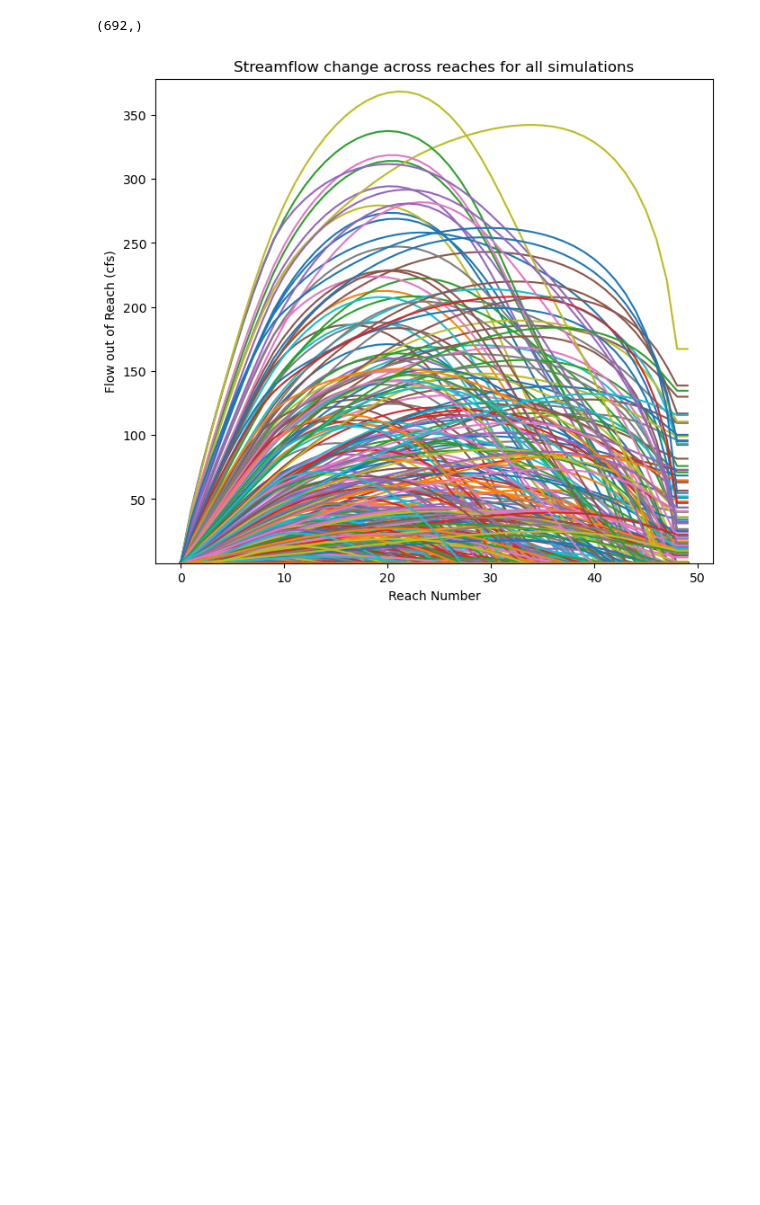
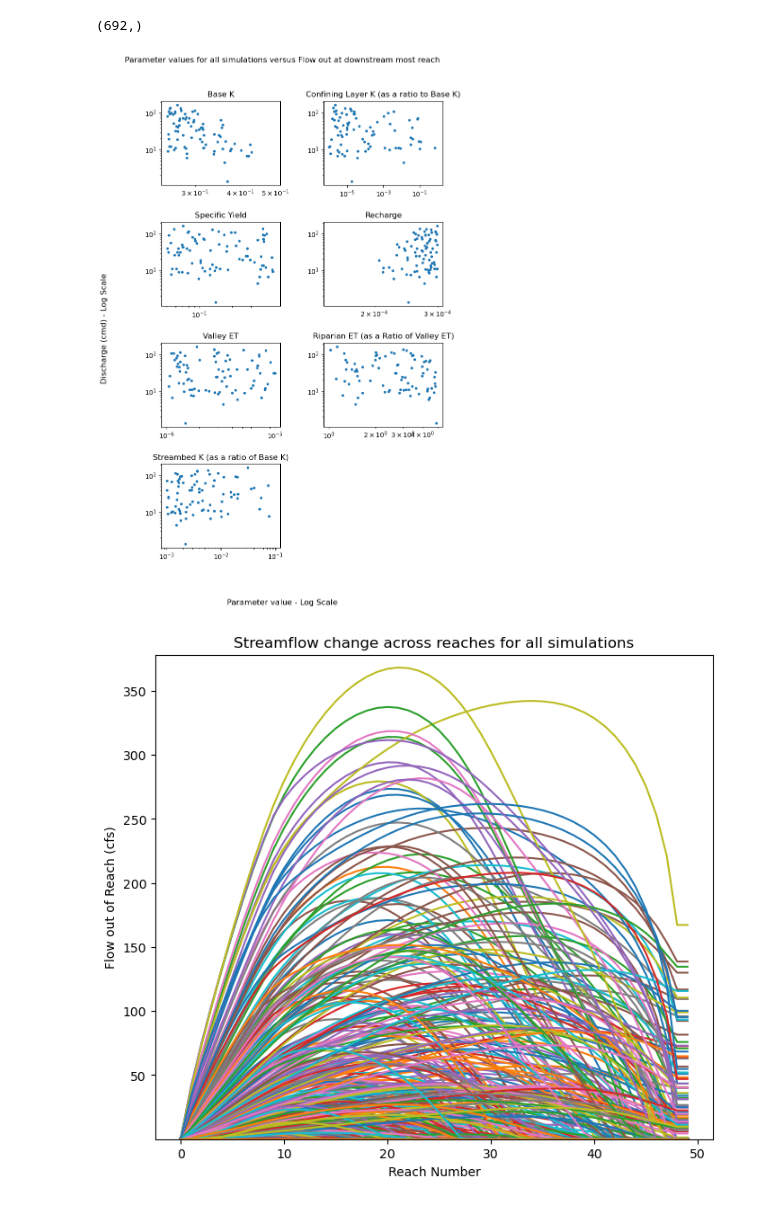
Before and after one commit to davermurray/mf-trees, a Jupyter notebook: ModflowSfrTree.ipynb, the cells around one changed output. Drawn from its saved outputs; the diff is of its cells as text; code cells hidden in the pictures; blank space fills up the shorter version.

Commit message:
add TreeFuncs Modules and updated ModflowSfrTrees

```diff
--- a/ModflowSfrTree.ipynb
+++ b/ModflowSfrTree.ipynb
@@ -86,30 +39,45 @@ def evalTree(clf):
 # %%
 col_names = ['K', 'Low_K_ratio', 'Sy', 'Rech', 'ET_valley', 'ET_rip_ratio', 'Stream_K_ratio', 'Qout']
 col_dict = {'K':'Base K', 'Low_K_ratio': 'Confining Layer K (as a ratio to Base K)', 'Sy':'Specific Yield', 'Rech':'Recharge', 'ET_valley':'Valley ET', 'ET_rip_ratio':'Riparian ET (as a Ratio of Valley ET)', 'Stream_K_ratio':'Streambed K (as a ratio of Base K)'}
 
 # load dataset
-data = np.loadtxt("ModflowSfrWellOutput750Test3.txt")
+data = np.loadtxt("outputs/ModflowSfrWellOutput750Test3.txt")
 #data = np.loadtxt("ModflowSfrOutput2500New.txt")
 
 df = pd.DataFrame(data, columns = col_names)
 
 print(df.index.shape) #how big is it
 
 #Set inputs and targets
 
 X = df[col_names[:-1]]
 Y = df[col_names[-1]] #the last column in the saved csv is the flow at reach 49 - this is for ease of testing - other reaches are brought in later
 
-# #plot out the parameters versus stream leakage
+
+fig, axs = plt.subplots(4, 2, sharex=False, sharey=False,figsize=(8, 12))
+fig.suptitle('Parameter values for all simulations versus Flow out at downstream most reach')
+fig.supylabel('Discharge (cmd) - Log Scale')
+fig.supxlabel('Parameter value - Log Scale')
+fig.tight_layout(pad = 3.5)
+fig.delaxes(axs[3,1])
 # for i in range(len(col_names) - 1):
-#     plt.plot(X[col_names[i]],Y,'k.')
-#     plt.ylabel('Reach Outflow Discharge (cfs)')
-#     plt.title(col_dict[col_names[i]])
-#     plt.yscale('log')
-#     plt.xscale('log')
+#     axs.plot(X[col_names[i]],Y,'k.')
+i=0
+for row in axs:
+    for col in row:
+        col.plot(X[col_names[i]],Y,'.')
+        col.title.set_text(col_dict[col_names[i]])
+        col.set_xscale('log')
+        col.set_yscale('log')
+        if i < (len(col_names)-2):
+            i+=1
+        else:
+            break
+
 #     plt.show()
 # %% [output]
 (692,)
+[figure, added]
 # %%
 #Get output at every reach
 
```
Also changed, not shown: parts of 1 cell of this notebook, 3 other files.
